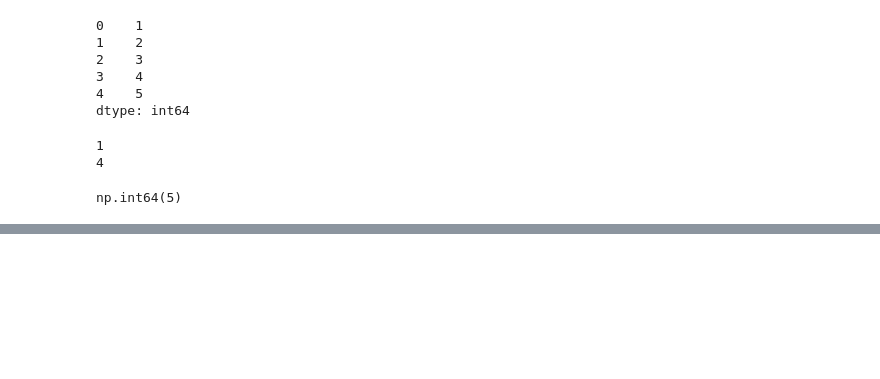
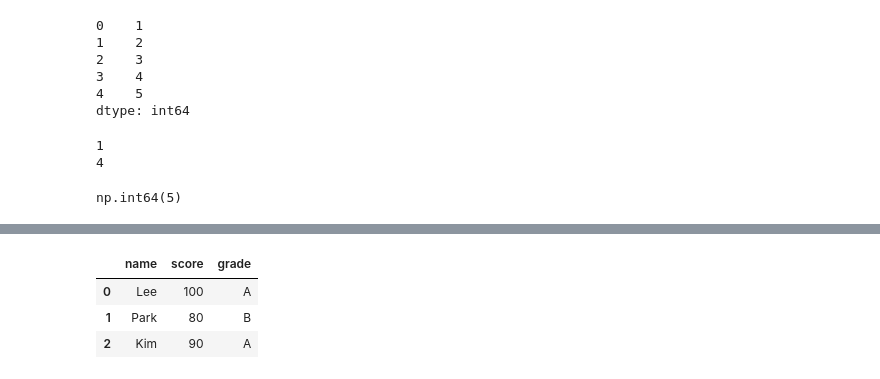
Before and after one commit to piyonoky-maker/python, a Jupyter notebook: 15판다스/Pandas_01.ipynb, the cells around one changed output, grey strips where cells are left out. Cells and saved outputs as stored; diff of their text form; code cells hidden in the pictures; blank space fills up the shorter version.

```diff
--- a/15판다스/Pandas_01.ipynb
+++ b/15판다스/Pandas_01.ipynb
@@ -69,0 +148,15 @@ np.int64(5)
+# %%
+#DataFrame생성
+data = {
+  'name': ['Lee', 'Park', 'Kim'],
+  'score': [100, 80, 90],
+  'grade': ['A', 'B', 'A']
+}
+# import pandas as pd
+df = pd.DataFrame(data)
+df
+# %% [output]
+|  | name | score | grade |
+| 0 | Lee | 100 | A |
+| 1 | Park | 80 | B |
+| 2 | Kim | 90 | A |
```
Also changed, not shown: parts of 56 cells of this notebook, 12 other files.
